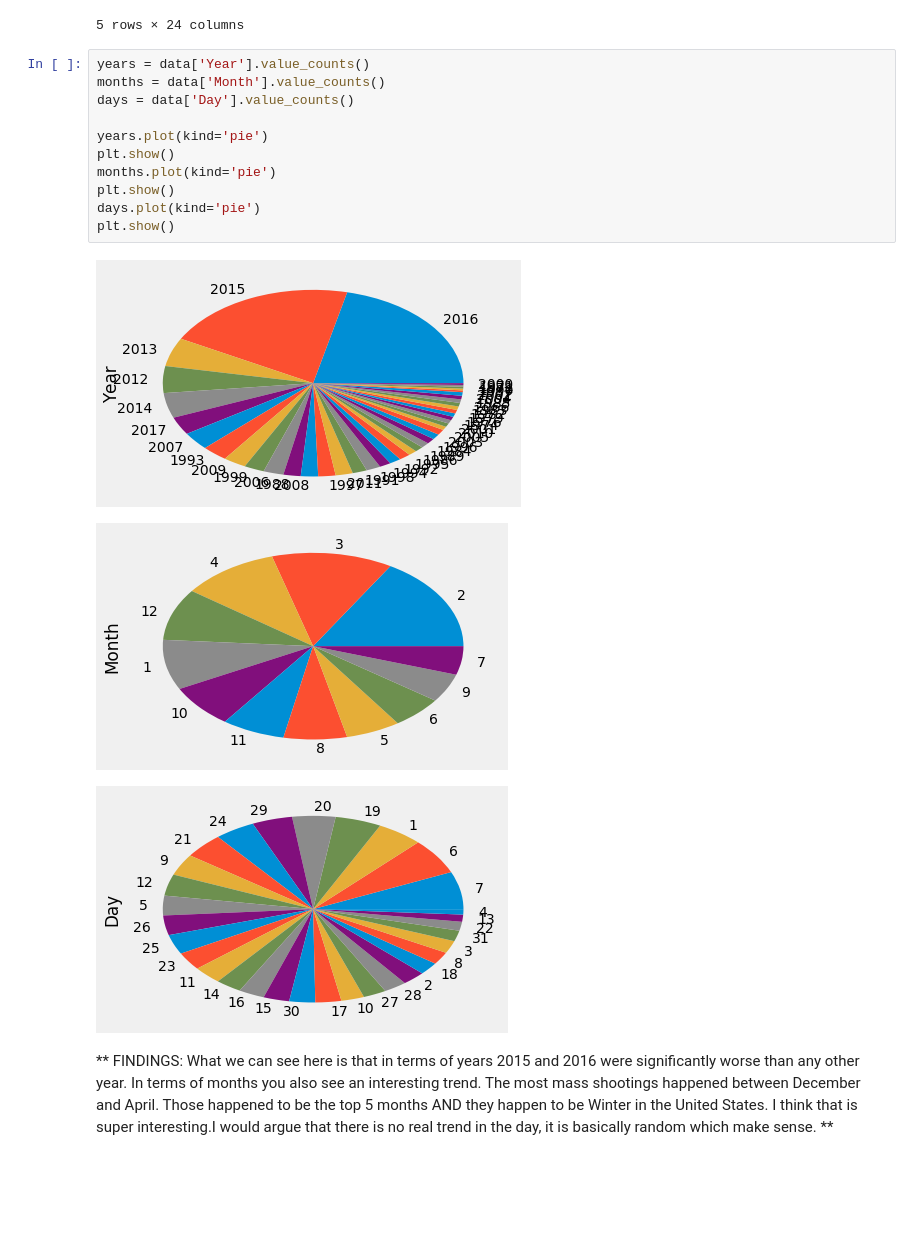
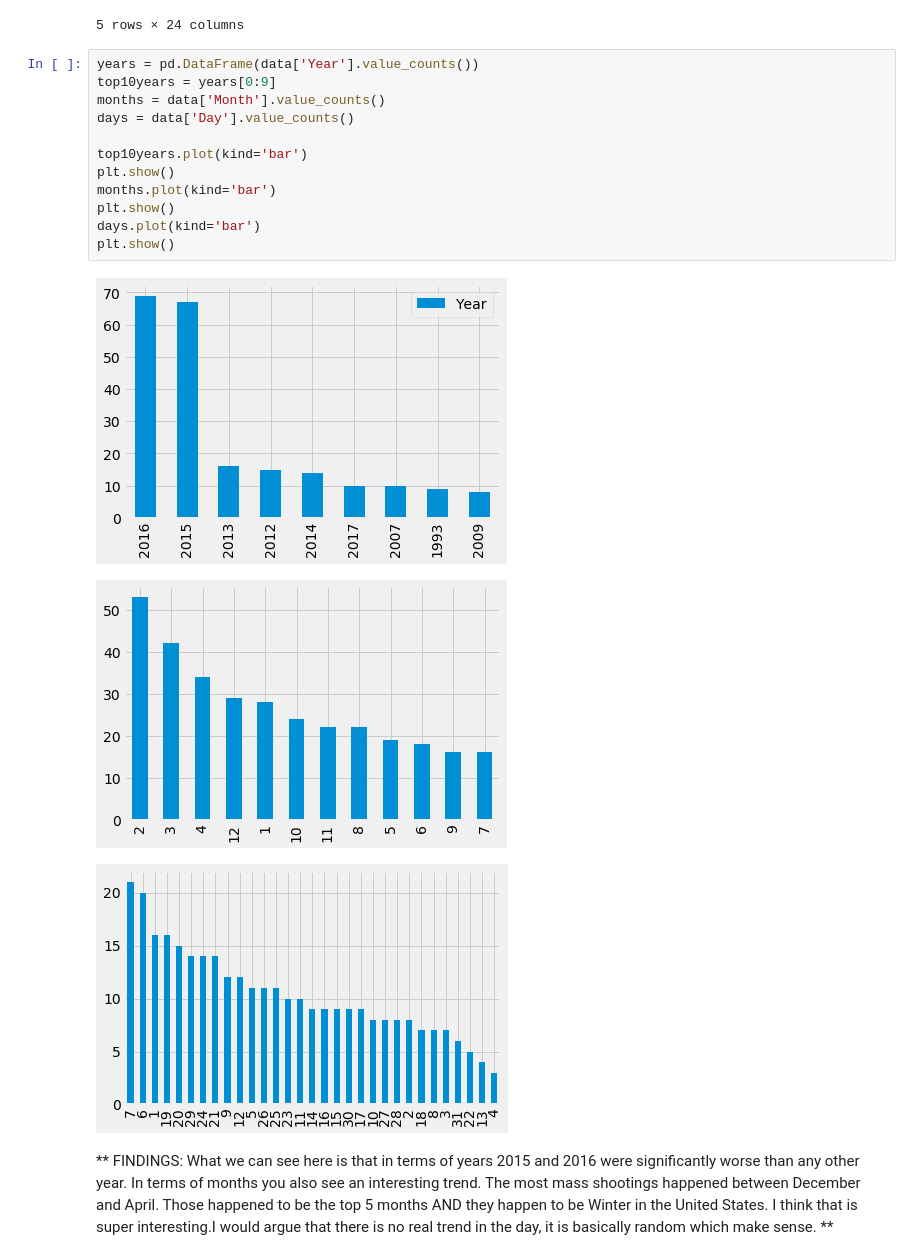
Before and after one commit to chasekregor/AnalyzingUSMassShootings, a Jupyter notebook: chasingdatausmassshootings.ipynb, the cells around one changed output. Drawn from its saved outputs; the diff is of its cells as text; blank space fills up the shorter version.

Commit message:
changed pie charts to bar charts per feedback

```diff
--- a/chasingdatausmassshootings.ipynb
+++ b/chasingdatausmassshootings.ipynb
@@ -214,20 +210,21 @@ data.head()
 | 4 | 5 | San Francisco UPS shooting | San Francisco, CA | 2017-06-14 | UPS facility | Close | coworkers | NaN | Jimmy Lam, 38, fatally shot three... | ... |
 5 rows × 24 columns
 # %%
-years = data['Year'].value_counts()
+years = pd.DataFrame(data['Year'].value_counts())
+top10years = years[0:9]
 months = data['Month'].value_counts()
 days = data['Day'].value_counts()
 
-years.plot(kind='pie')
+top10years.plot(kind='bar')
 plt.show()
-months.plot(kind='pie')
+months.plot(kind='bar')
 plt.show()
-days.plot(kind='pie')
+days.plot(kind='bar')
 plt.show()
 # %% [output]
-[figure, old version]
+[figure, new version]
-[figure, old version]
+[figure, new version]
-[figure, old version]
+[figure, new version]
 # %% [markdown]
 ** FINDINGS: What we can see here is that in terms of years 2015 and 2016 were significantly worse than any other year. In terms of months you also see an interesting trend. The most mass shootings happened between December and April. Those happened to be the top 5 months AND they happen to be Winter in the United States. I think that is super interesting.I would argue that there is no real trend in the day, it is basically random which make sense.  **
 # %% [markdown]
```
Also changed, not shown: parts of 9 cells of this notebook, 1 other file.
